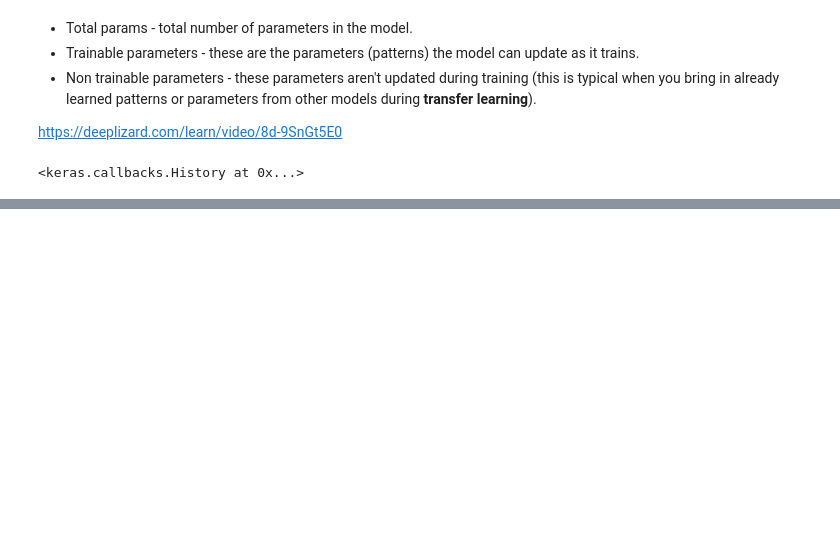
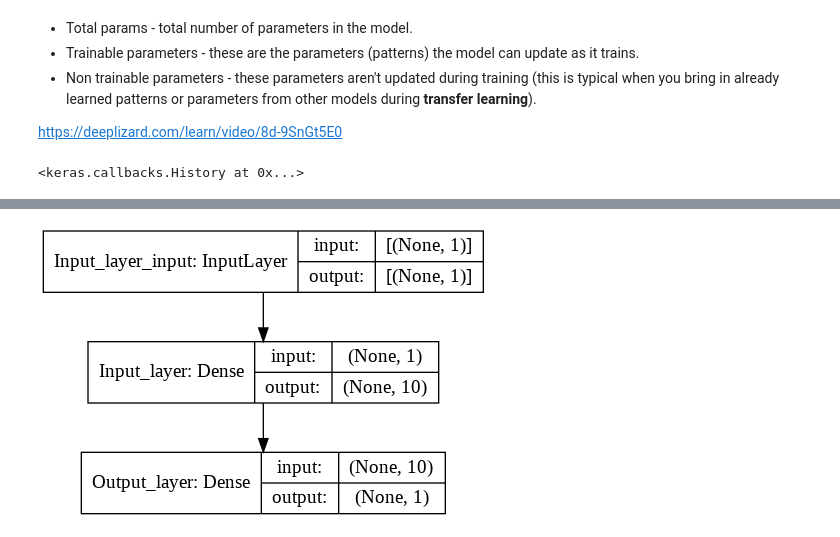
Before and after one commit to Nikitaion/TensorFlowLearning, a Jupyter notebook: 01_neural_network_regression_with_tensorflow.ipynb, the cells around one changed output, grey strips where cells are left out. Drawn from its saved outputs; the diff is of its cells as text; code cells hidden in the pictures; blank space fills up the shorter version.

```diff
--- a/01_neural_network_regression_with_tensorflow.ipynb
+++ b/01_neural_network_regression_with_tensorflow.ipynb
@@ -346,0 +425,13 @@ model.fit(X_train, y_train, epochs=100, verbose=0) # verbose=0 for do it vithout
+# %%
+# Let's try to do better
+tf.random.set_seed(42)
+model_2 = tf.keras.Sequential([
+    tf.keras.layers.Dense(10, input_shape=[1], name="Input_layer"),
+    # tf.keras.layers.Dense(100, input_shape=[1], name="Input_layer"), # With 100 units worse
+    # tf.keras.layers.Dense(10, input_shape=[1], name="Second_layer"), # With second layer - pretty worst
+    tf.keras.layers.Dense(1, name="Output_layer")
+], name="model_2")
+
+model_2.compile(loss="mae",
+              optimizer=tf.keras.optimizers.Adam(learning_rate=0.015), # With Adam lr=0.015 - better
+              metrics=["mae"])
@@ -346,0 +442,4 @@ model.fit(X_train, y_train, epochs=100, verbose=0) # verbose=0 for do it vithout
+# %%
+plot_model(model_2, show_shapes=True)
+# %% [output]
+[figure, added]
```
Also changed, not shown: parts of 32 cells of this notebook.
